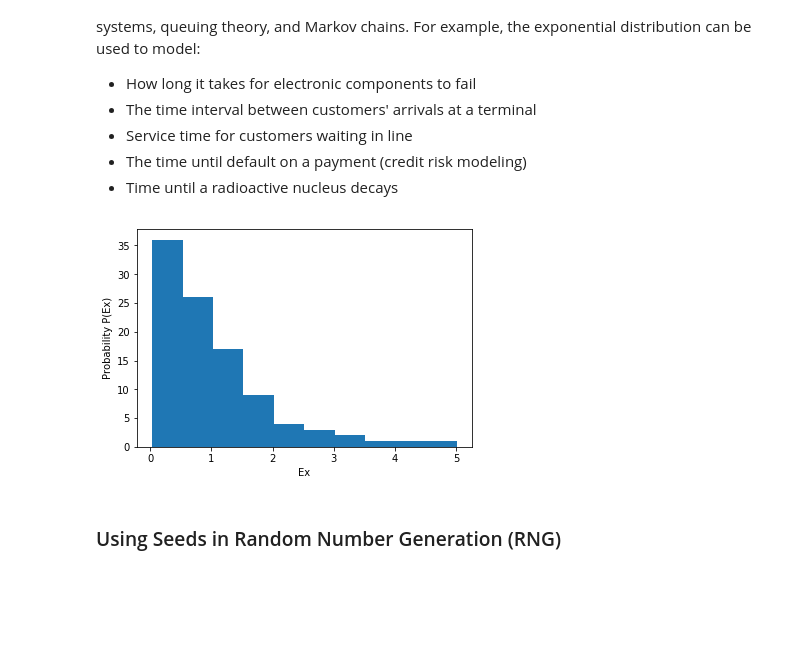
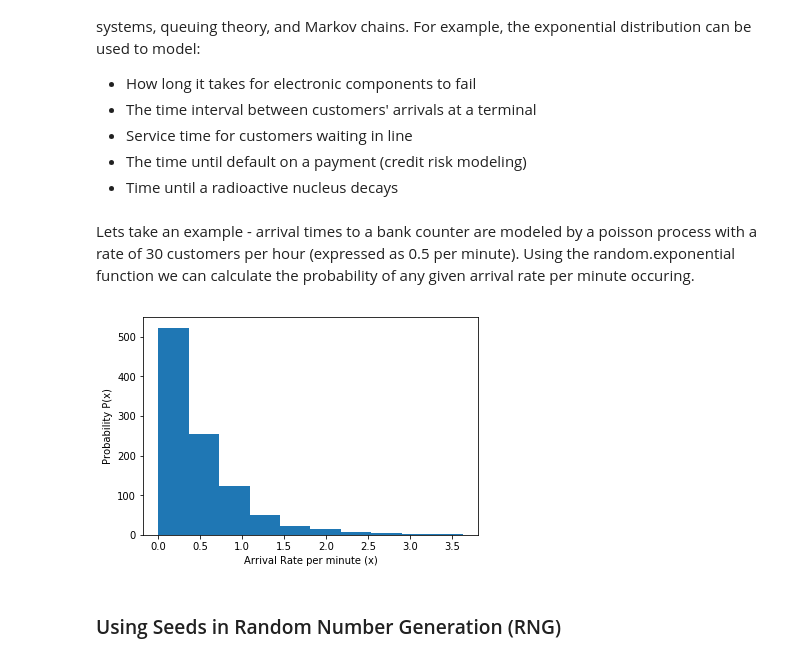
Before and after one commit to Aqua5lad/numpy-random-assignment, a Jupyter notebook: numpy-random.ipynb, the cells around one changed output. Saved outputs shown, nothing was run; the diff lists cells and outputs as text; code cells hidden in the pictures; blank space fills up the shorter version.

Commit message:
Explaining Exponential

```diff
--- a/numpy-random.ipynb
+++ b/numpy-random.ipynb
@@ -208,15 +208,17 @@ This distribution has a wide range of applications, including reliability analys
 * Service time for customers waiting in line
 * The time until default on a payment (credit risk modeling)
 * Time until a radioactive nucleus decays
+# %% [markdown]
+Lets take an example - arrival times to a bank counter are modeled by a poisson process with a rate of 30 customers per hour (expressed as 0.5 per minute). Using the random.exponential function we can calculate the probability of any given arrival rate per minute occuring.
 # %%
-Ex = np.random.exponential(1,100)
-plt.hist(Ex)
-plt.xlabel ('Ex')
-plt.ylabel ('Probability P(Ex)')
+x = np.random.exponential(0.5,1000)
+plt.hist(x)
+plt.xlabel ('Arrival Rate per minute (x)')
+plt.ylabel ('Probability P(x)')
 plt.show()
-# can I plot the probability density function?
+# divide P(x) by 1000 to find the probability rate out of 1.
 # %% [output]
-[figure, old version]
+[figure, new version]
 # %% [markdown]
 ### Using Seeds in Random Number Generation (RNG)
 # %% [markdown]
```
Also changed, not shown: parts of 15 cells of this notebook.
